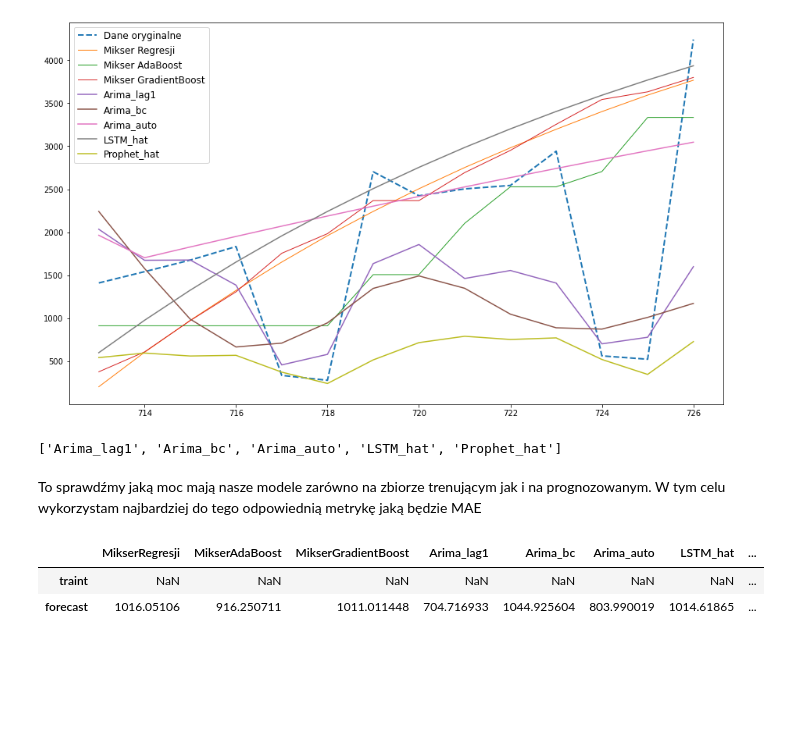
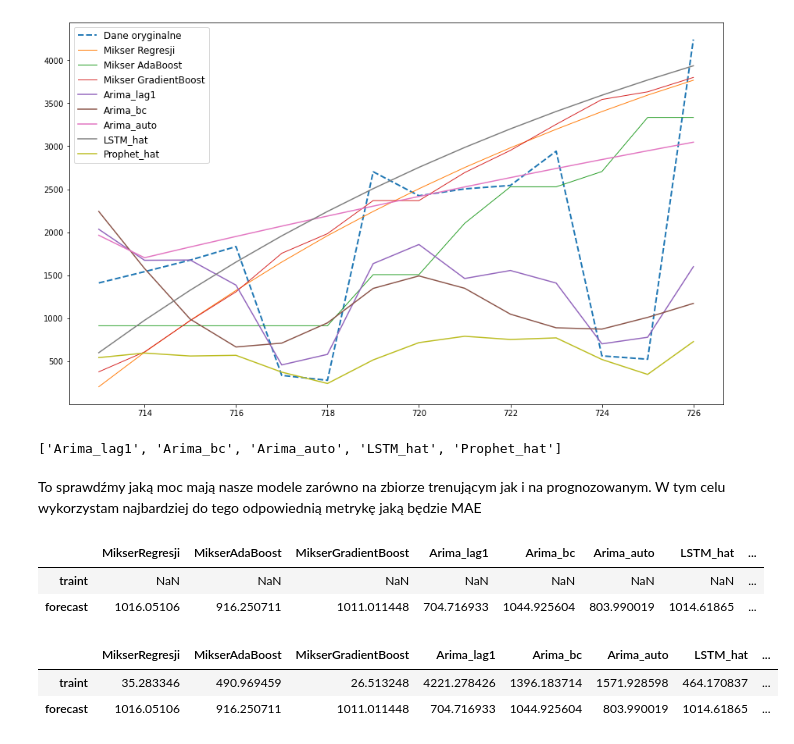
Before and after one commit to krisz17/TS-Mixer, a Jupyter notebook: 1MixerForTS.ipynb, the cells around one changed output. Saved outputs shown, nothing was run; the diff lists cells and outputs as text; code cells hidden in the pictures; blank space fills up the shorter version.

```diff
--- a/1MixerForTS.ipynb
+++ b/1MixerForTS.ipynb
@@ -209,9 +212,15 @@ metryki
 #należy dodać jeszcze metryki dla zbioru uczącego
 metryki.at['traint', 'MikserRegresji'] = mean_absolute_error(y, model.predict(X))
 metryki.at['traint', 'MikserAdaBoost'] = mean_absolute_error(y, AdaRegr.predict(X.to_numpy()))
-metryki.at['traint', 'MikserGradientBoost'] = mean_absolute_error(y, predykcja_gbr)
-metryki.at['traint', 'Arima_lag1'] = mean_absolute_error(y, X_forecast['Arima_lag1'])
-metryki.at['traint', 'Arima_bc'] = mean_absolute_error(y, X_forecast['Arima_bc'])
-metryki.at['traint', 'Arima_auto'] = mean_absolute_error(y, X_forecast['Arima_auto'])
-metryki.at['traint', 'LSTM_hat'] = mean_absolute_error(y, X_forecast['LSTM_hat'])
-metryki.at['traint', 'Prophet_hat'] = mean_absolute_error(y, X_forecast['Prophet_hat'])
+metryki.at['traint', 'MikserGradientBoost'] = mean_absolute_error(y, gbreg.predict(X.to_numpy()))
+metryki.at['traint', 'Arima_lag1'] = mean_absolute_error(y, X['Arima_lag1'])
+metryki.at['traint', 'Arima_bc'] = mean_absolute_error(y, X['Arima_bc'])
+metryki.at['traint', 'Arima_auto'] = mean_absolute_error(y, X['Arima_auto'])
+metryki.at['traint', 'LSTM_hat'] = mean_absolute_error(y, X['LSTM_hat'])
+metryki.at['traint', 'Prophet_hat'] = mean_absolute_error(y, X['Prophet_hat'])
+# %%
+metryki
+# %% [output]
+|  | MikserRegresji | MikserAdaBoost | MikserGradientBoost | Arima_lag1 | Arima_bc | Arima_auto | LSTM_hat | ... |
+| traint | 35.283346 | 490.969459 | 26.513248 | 4221.278426 | 1396.183714 | 1571.928598 | 464.170837 | ... |
+| forecast | 1016.05106 | 916.250711 | 1011.011448 | 704.716933 | 1044.925604 | 803.990019 | 1014.61865 | ... |
```
Also changed, not shown: parts of 4 cells of this notebook, 1 other file.
